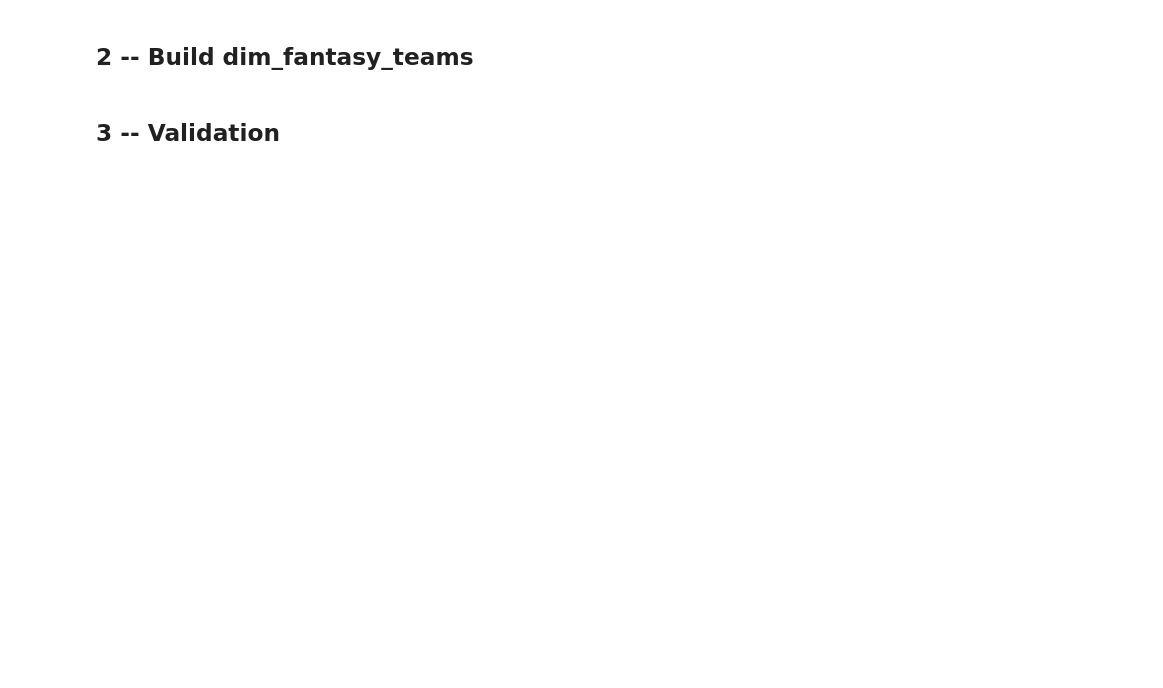
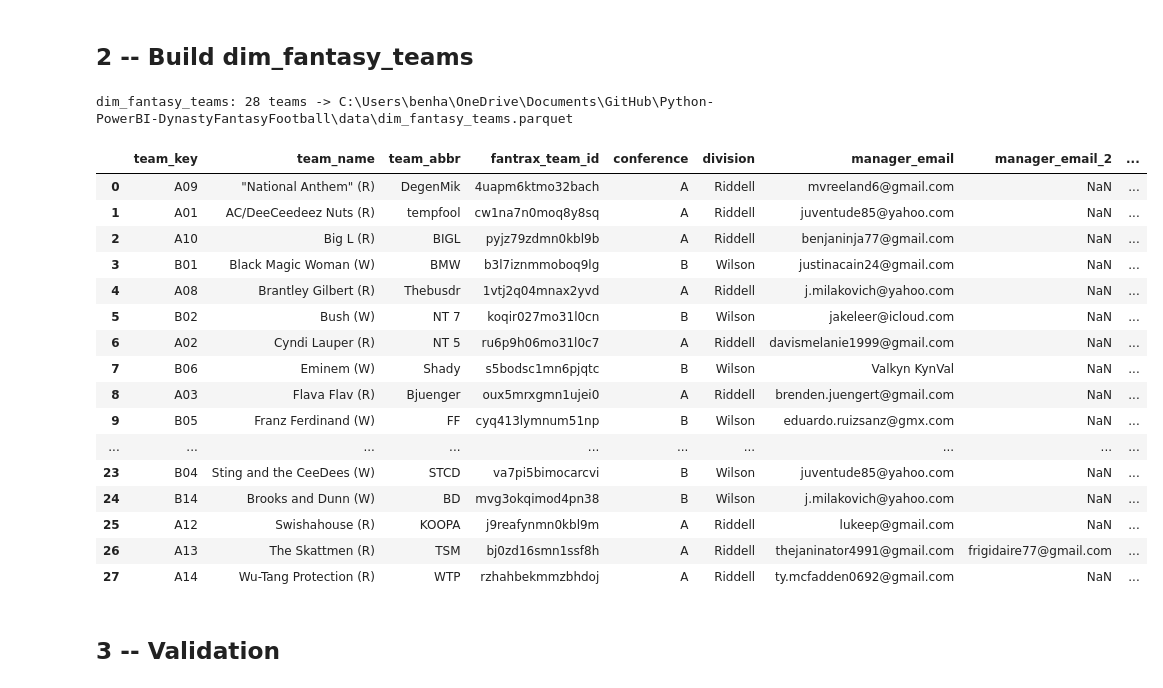
Before and after one commit to benjamininja/Python-PowerBI-DynastyFantasyFootball, a Jupyter notebook: notebooks/01c_dim_fantasy_teams_seed.ipynb, the cells around one changed output. Cells and saved outputs as stored; diff of their text form; code cells hidden in the pictures; blank space fills up the shorter version.

```diff
--- a/notebooks/01c_dim_fantasy_teams_seed.ipynb
+++ b/notebooks/01c_dim_fantasy_teams_seed.ipynb
@@ -124,53 +120,62 @@ def build_dim_fantasy_teams(raw: pd.DataFrame, cfg: LeagueConfig) -> pd.DataFram
     unmapped_divs = df[df["conference"].isna()]["division"].unique()
     if len(unmapped_divs):
         raise ValueError(f"Unknown divisions -- add to _DIV_CONF: {list(unmapped_divs)}")
 
     # Normalise nullable email column
     df["manager_email_2"] = df["manager_email_2"].where(df["manager_email_2"].notna(), other=pd.NA)
 
     # Fantrax-TeamId must be present + unique (it's the ledger identity key).
     if df["fantrax_team_id"].isna().any():
         raise ValueError(
             f"Blank Fantrax-TeamId for: {list(df.loc[df['fantrax_team_id'].isna(), 'team_key'])}")
     if not df["fantrax_team_id"].is_unique:
         raise ValueError("Fantrax-TeamId values are not unique")
 
-    # -- Cap state columns (all 0 at seed time; ETL rollup overwrites) -------
-    orig_cap = cfg.total_cap
-    df["original_cap"]             = orig_cap
-    df["cap_hits_current_yr"]      = 0
-    df["cap_hits_next_yr"]         = 0
-    df["reinvestment_cap"]         = 0
-    df["active_roster_salary"]     = 0
-    # Derived: recomputed each ETL run
-    # remaining_cap_current_yr = original_cap - (active_roster_salary + cap_hits_current_yr + reinvestment_cap)
-    df["remaining_cap_current_yr"] = orig_cap - (
-        df["active_roster_salary"] + df["cap_hits_current_yr"] + df["reinvestment_cap"]
-    )
-    # remaining_cap_next_yr = original_cap - (projected_next_yr_salary + cap_hits_next_yr)
-    df["remaining_cap_next_yr"]    = orig_cap - (
-        df["active_roster_salary"] + df["cap_hits_next_yr"]
-    )
+    # -- Cap state columns ---------------------------------------------------
+    # original_cap/reinvestment_cap are the only true team-level cap facts --
+    # everything roster-derived (active salary, dead money, remaining cap) is
+    # computed live from fact_fantasy_teams instead of cached here (matches
+    # the Power BI measures in _Measures.tmdl; see discord_bot/capmath.py for
+    # the bot's live equivalent). 02e no longer rolls anything up into this
+    # table.
+    df["original_cap"]      = cfg.total_cap
+    df["reinvestment_cap"]  = 0
 
     # -- Final column order -----------------------------------------------
     cols = [
         "team_key", "team_name", "team_abbr", "fantrax_team_id",
         "conference", "division",
         "manager_email", "manager_email_2",
-        "original_cap",
-        "cap_hits_current_yr", "cap_hits_next_yr",
-        "reinvestment_cap", "active_roster_salary",
-        "remaining_cap_current_yr", "remaining_cap_next_yr",
+        "original_cap", "reinvestment_cap",
     ]
     return df[cols].reset_index(drop=True)
 
 
 dim_fantasy_teams = build_dim_fantasy_teams(teams_raw, CFG)
 
 out_path = DATA / "dim_fantasy_teams.parquet"
 dim_fantasy_teams.to_parquet(out_path, index=False)
 print(f"dim_fantasy_teams: {len(dim_fantasy_teams)} teams -> {out_path}")
 dim_fantasy_teams
+# %% [output]
+dim_fantasy_teams: 28 teams -> C:\Users\benha\OneDrive\Documents\GitHub\Python-PowerBI-DynastyFantasyFootball\data\dim_fantasy_teams.parquet
+|  | team_key | team_name | team_abbr | fantrax_team_id | conference | division | manager_email | manager_email_2 | ... |
+| 0 | A09 | "National Anthem" (R) | DegenMik | 4uapm6ktmo32bach | A | Riddell | mvreeland6@gmail.com | NaN | ... |
+| 1 | A01 | AC/DeeCeedeez Nuts (R) | tempfool | cw1na7n0moq8y8sq | A | Riddell | juventude85@yahoo.com | NaN | ... |
+| 2 | A10 | Big L (R) | BIGL | pyjz79zdmn0kbl9b | A | Riddell | benjaninja77@gmail.com | NaN | ... |
+| 3 | B01 | Black Magic Woman (W) | BMW | b3l7iznmmoboq9lg | B | Wilson | justinacain24@gmail.com | NaN | ... |
+| 4 | A08 | Brantley Gilbert (R) | Thebusdr | 1vtj2q04mnax2yvd | A | Riddell | j.milakovich@yahoo.com | NaN | ... |
+| 5 | B02 | Bush (W) | NT 7 | koqir027mo31l0cn | B | Wilson | jakeleer@icloud.com | NaN | ... |
+| 6 | A02 | Cyndi Lauper (R) | NT 5 | ru6p9h06mo31l0c7 | A | Riddell | davismelanie1999@gmail.com | NaN | ... |
+| 7 | B06 | Eminem (W) | Shady | s5bodsc1mn6pjqtc | B | Wilson | Valkyn KynVal | NaN | ... |
+| 8 | A03 | Flava Flav (R) | Bjuenger | oux5mrxgmn1ujei0 | A | Riddell | brenden.juengert@gmail.com | NaN | ... |
+| 9 | B05 | Franz Ferdinand (W) | FF | cyq413lymnum51np | B | Wilson | eduardo.ruizsanz@gmx.com | NaN | ... |
+| ... | ... | ... | ... | ... | ... | ... | ... | ... | ... |
+| 23 | B04 | Sting and the CeeDees (W) | STCD | va7pi5bimocarcvi | B | Wilson | juventude85@yahoo.com | NaN | ... |
+| 24 | B14 | Brooks and Dunn (W) | BD | mvg3okqimod4pn38 | B | Wilson | j.milakovich@yahoo.com | NaN | ... |
+| 25 | A12 | Swishahouse (R) | KOOPA | j9reafynmn0kbl9m | A | Riddell | lukeep@gmail.com | NaN | ... |
+| 26 | A13 | The Skattmen (R) | TSM | bj0zd16smn1ssf8h | A | Riddell | thejaninator4991@gmail.com | frigidaire77@gmail.com | ... |
+| 27 | A14 | Wu-Tang Protection (R) | WTP | rzhahbekmmzbhdoj | A | Riddell | ty.mcfadden0692@gmail.com | NaN | ... |
 # %% [markdown]
 ## 3 -- Validation
 # %%
```
Also changed, not shown: parts of 3 cells of this notebook, 51 other files.
